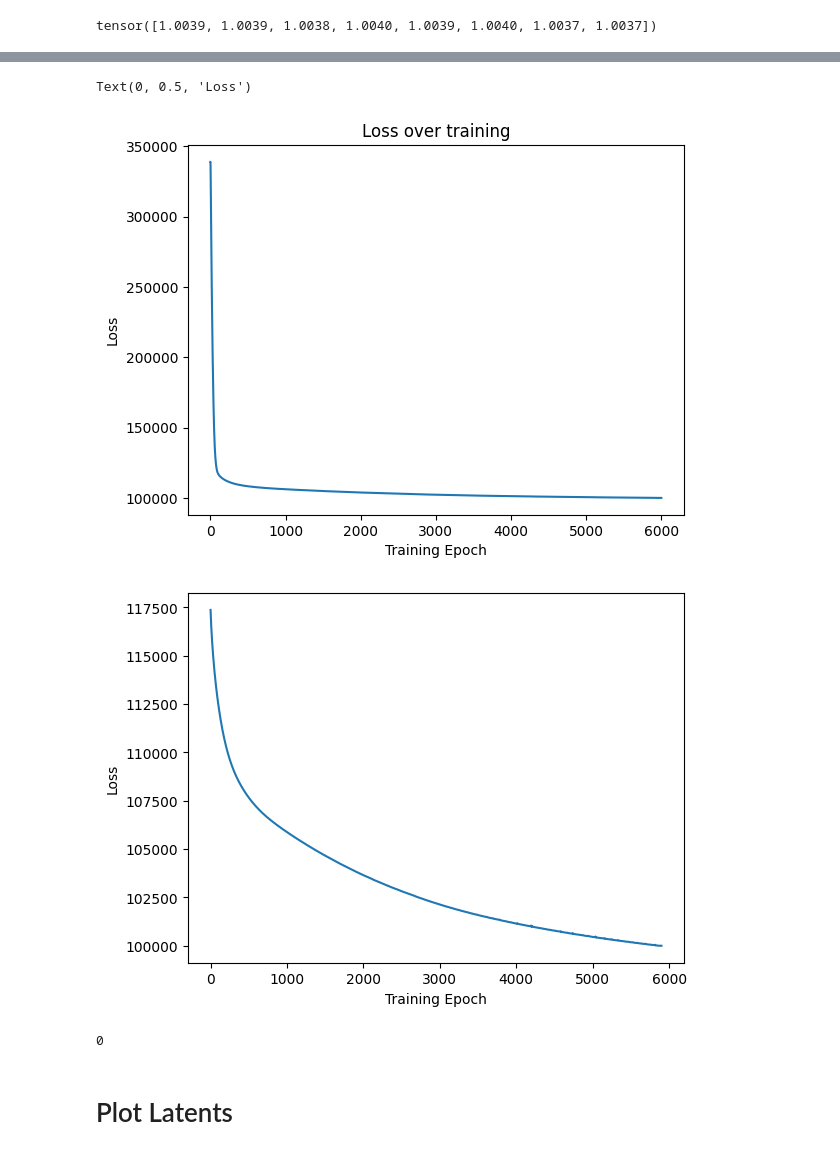
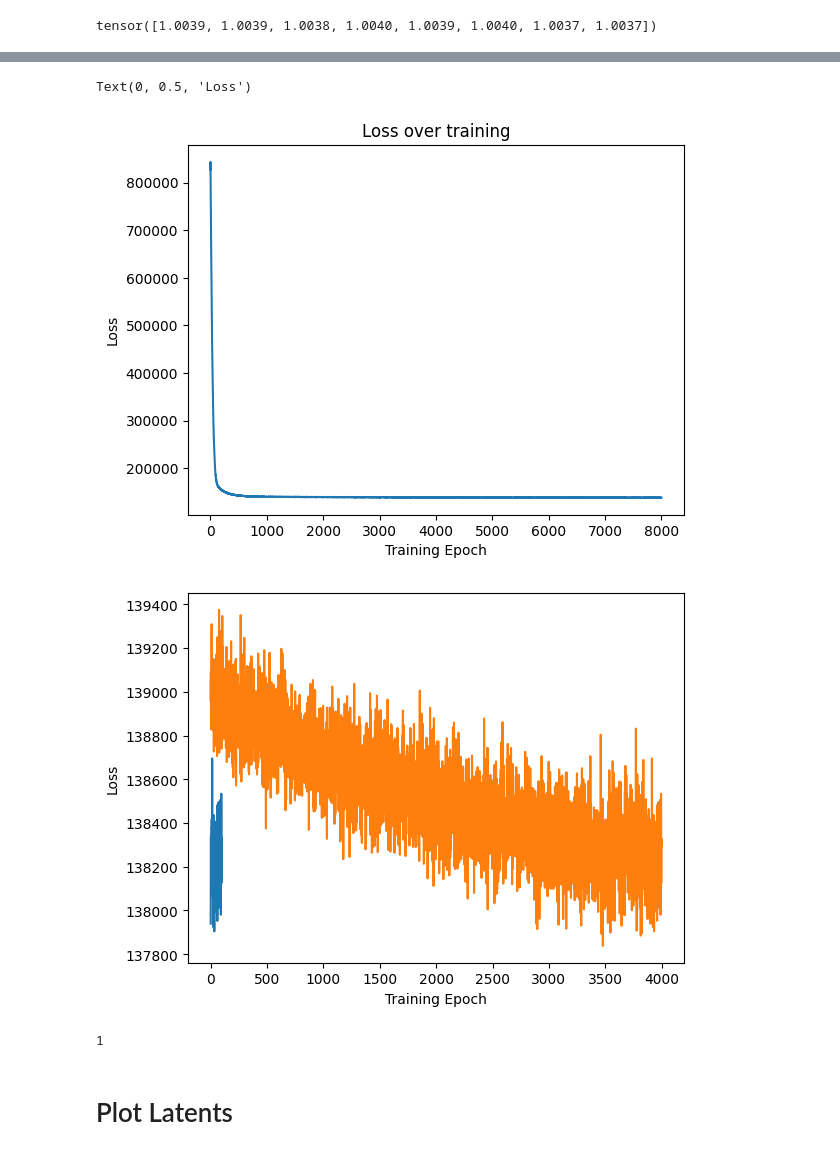
Before and after one commit to dyu222/sca, a Jupyter notebook: notebooks/Derek_4pop.ipynb, the cells around one changed output, grey strips where cells are left out. Saved outputs shown, nothing was run; the diff lists cells and outputs as text; code cells hidden in the pictures.

```diff
--- a/notebooks/Derek_4pop.ipynb
+++ b/notebooks/Derek_4pop.ipynb
@@ -55,7 +56,7 @@ T=900           # Time
 N=50            # Number of neurons
 R_sim=5         # Number of latent dimensions
 dts=0.01        # Firing rate will initially be in seconds -> this converts to spikes per 10 ms
-avg_fr=100      # The desired average firing rate in spikes / second
+avg_fr=300      # The desired average firing rate in spikes / second
 std=5           # Stddev of Gaussian used to smooth spike counts - units are dts*seconds
 
 #Create low dimensional space
@@ -162,7 +164,7 @@ n_components=8
 All of these have default values, so it's not essential to set them. Below just shows most of the parameters you can set.
 # %%
 #Number of epochs of model fitting (default is 3000)
-n_epochs=6000
+n_epochs=8000
 # n_epochs=1400
 
 #Learning rate of model fitting (default is .001)
@@ -234,28 +258,32 @@ tensor([1.0039, 1.0039, 1.0038, 1.0040, 1.0039, 1.0040, 1.0037, 1.0037])
 # %%
 #Plot the loss over all iterations
 plt.figure()
 plt.plot(sca.losses)
 plt.xlabel('Training Epoch')
 plt.ylabel('Loss')
 plt.title('Loss over training')
 
 #Plot the loss over the last 100 iterations (to see if it has truly hit a plateau)
 plt.figure()
-# plt.plot(sca.losses[-100:-1])
-# plt.plot(sca.losses[100:500])
-plt.plot(sca.losses[100:])
-# plt.plot(sca.losses[:100])
+plt.plot(sca.losses[-100:-1])
+plt.plot(sca.losses[4000:])
 plt.xlabel('Training Epoch')
 plt.ylabel('Loss')
 # print("losses: ", sca.losses[0])
+
+# plt.figure()
+# # plt.plot(sca.losses[-100:-1])
+# plt.plot(sca.losses[:200])
+# plt.xlabel('Training Epoch')
+# plt.ylabel('Loss')
 # %% [output]
 Text(0, 0.5, 'Loss')
-[figure, old version]
+[figure, new version]
-[figure, old version]
+[figure, new version]
 # %%
 print(np.argmax(sca.losses))
 # %% [output]
-0
+1
 # %% [markdown]
 # Plot Latents
 # %% [markdown]
```
Also changed, not shown: parts of 12 cells of this notebook, 2 other files.
